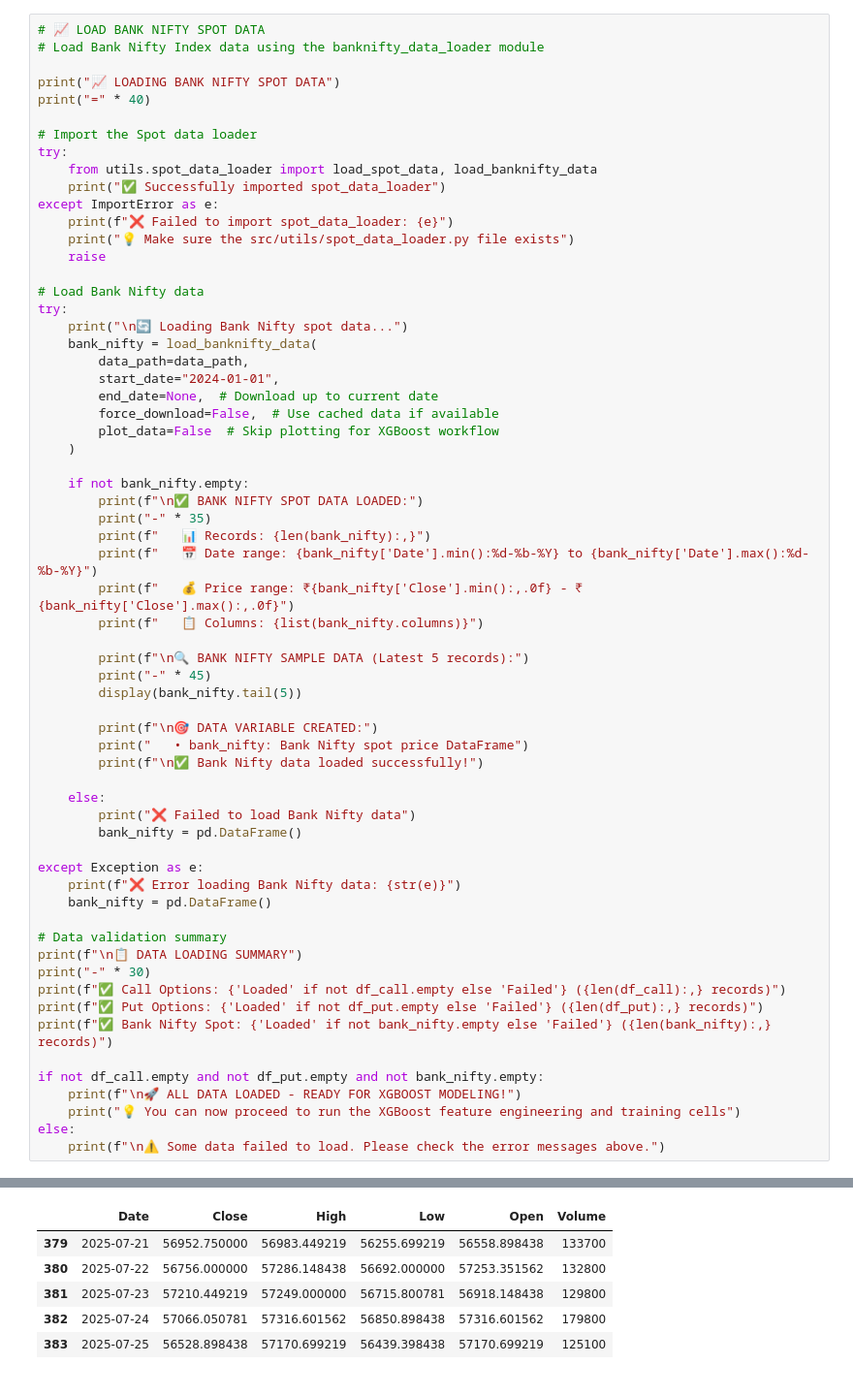
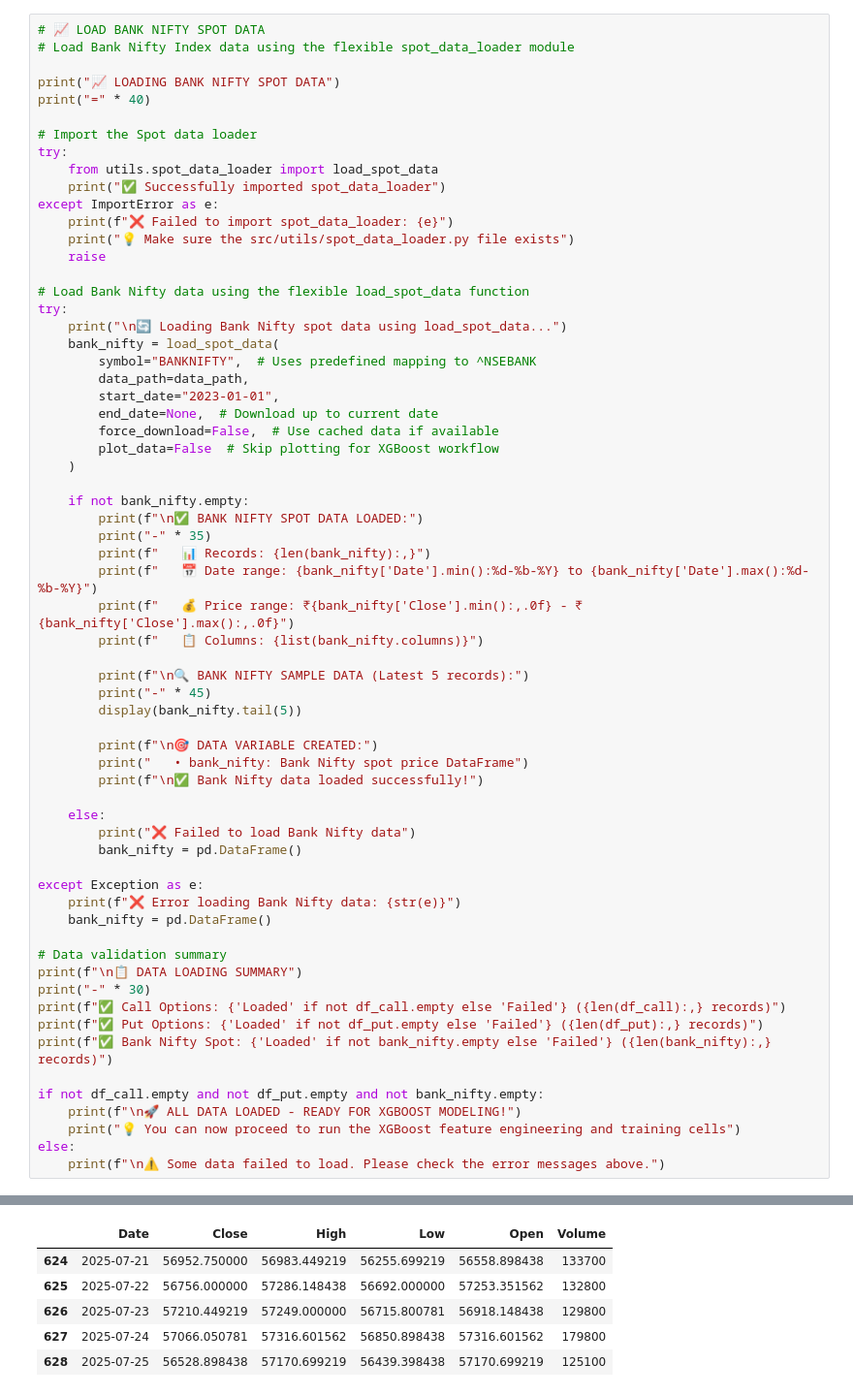
Before and after one commit to iammhk/market-data, a Jupyter notebook: notebooks/banknifty_xgboost.ipynb, the cells around one changed output, grey strips where cells are left out. Shown at 97% size. Drawn from its saved outputs; the diff is of its cells as text.

```diff
--- a/notebooks/banknifty_xgboost.ipynb
+++ b/notebooks/banknifty_xgboost.ipynb
@@ -141,26 +142,27 @@ print(f"\n📈 NEXT STEP: Load Bank Nifty spot data for XGBoost modeling")
 📈 NEXT STEP: Load Bank Nifty spot data for XGBoost modeling
 # %%
 # 📈 LOAD BANK NIFTY SPOT DATA
-# Load Bank Nifty Index data using the banknifty_data_loader module
+# Load Bank Nifty Index data using the flexible spot_data_loader module
 
 print("📈 LOADING BANK NIFTY SPOT DATA")
 print("=" * 40)
 
 # Import the Spot data loader
 try:
-    from utils.spot_data_loader import load_spot_data, load_banknifty_data
+    from utils.spot_data_loader import load_spot_data
     print("✅ Successfully imported spot_data_loader")
 except ImportError as e:
     print(f"❌ Failed to import spot_data_loader: {e}")
     print("💡 Make sure the src/utils/spot_data_loader.py file exists")
     raise
 
-# Load Bank Nifty data
+# Load Bank Nifty data using the flexible load_spot_data function
 try:
-    print("\n🔄 Loading Bank Nifty spot data...")
-    bank_nifty = load_banknifty_data(
+    print("\n🔄 Loading Bank Nifty spot data using load_spot_data...")
+    bank_nifty = load_spot_data(
+        symbol="BANKNIFTY",  # Uses predefined mapping to ^NSEBANK
         data_path=data_path,
-        start_date="2024-01-01",
+        start_date="2023-01-01",
         end_date=None,  # Download up to current date
         force_download=False,  # Use cached data if available
         plot_data=False  # Skip plotting for XGBoost workflow
@@ -223,6 +235,6 @@ else:
 |  | Date | Close | High | Low | Open | Volume |
-| 379 | 2025-07-21 | 56952.750000 | 56983.449219 | 56255.699219 | 56558.898438 | 133700 |
-| 380 | 2025-07-22 | 56756.000000 | 57286.148438 | 56692.000000 | 57253.351562 | 132800 |
-| 381 | 2025-07-23 | 57210.449219 | 57249.000000 | 56715.800781 | 56918.148438 | 129800 |
-| 382 | 2025-07-24 | 57066.050781 | 57316.601562 | 56850.898438 | 57316.601562 | 179800 |
-| 383 | 2025-07-25 | 56528.898438 | 57170.699219 | 56439.398438 | 57170.699219 | 125100 |
+| 624 | 2025-07-21 | 56952.750000 | 56983.449219 | 56255.699219 | 56558.898438 | 133700 |
+| 625 | 2025-07-22 | 56756.000000 | 57286.148438 | 56692.000000 | 57253.351562 | 132800 |
+| 626 | 2025-07-23 | 57210.449219 | 57249.000000 | 56715.800781 | 56918.148438 | 129800 |
+| 627 | 2025-07-24 | 57066.050781 | 57316.601562 | 56850.898438 | 57316.601562 | 179800 |
+| 628 | 2025-07-25 | 56528.898438 | 57170.699219 | 56439.398438 | 57170.699219 | 125100 |
```
Also changed, not shown: parts of 7 cells of this notebook, 11 other files.
